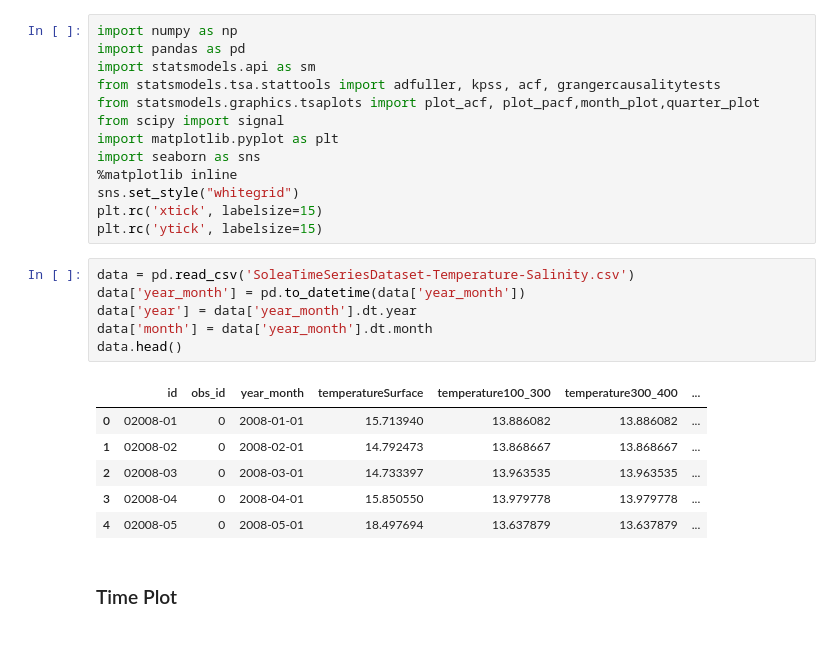
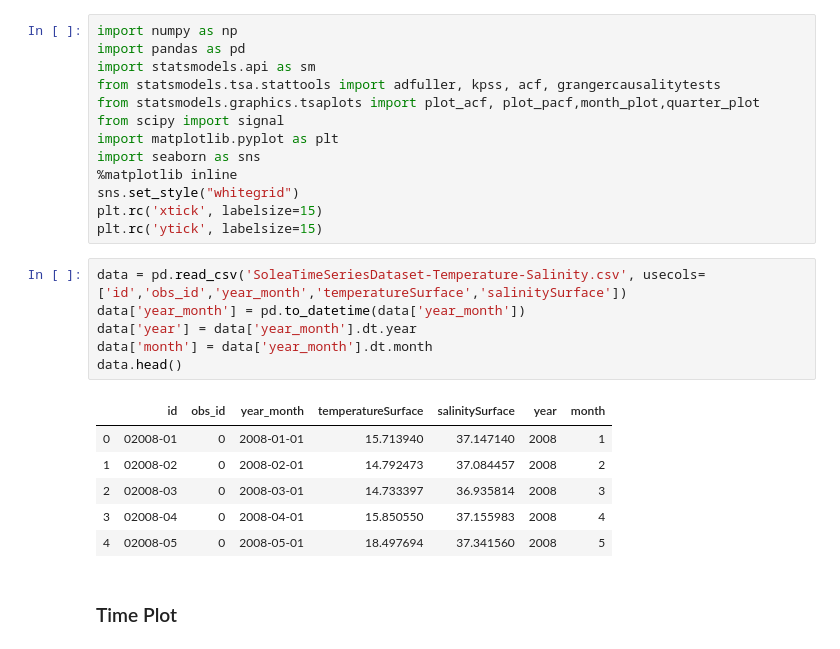
Before and after one commit to Deffro/Data-Science-Portfolio, a Jupyter notebook: Notebooks/Time Series Analysis and Forecasting/Time Series Analysis.ipynb, the cells around one changed output. Saved outputs shown, nothing was run; the diff lists cells and outputs as text.

```diff
--- a/Notebooks/Time Series Analysis and Forecasting/Time Series Analysis.ipynb
+++ b/Notebooks/Time Series Analysis and Forecasting/Time Series Analysis.ipynb
@@ -12,18 +12,18 @@ sns.set_style("whitegrid")
 plt.rc('xtick', labelsize=15)
 plt.rc('ytick', labelsize=15)
 # %%
-data = pd.read_csv('SoleaTimeSeriesDataset-Temperature-Salinity.csv')
+data = pd.read_csv('SoleaTimeSeriesDataset-Temperature-Salinity.csv', usecols=['id','obs_id','year_month','temperatureSurface','salinitySurface'])
 data['year_month'] = pd.to_datetime(data['year_month'])
 data['year'] = data['year_month'].dt.year
 data['month'] = data['year_month'].dt.month
 data.head()
 # %% [output]
-|  | id | obs_id | year_month | temperatureSurface | temperature100_300 | temperature300_400 | ... |
-| 0 | 02008-01 | 0 | 2008-01-01 | 15.713940 | 13.886082 | 13.886082 | ... |
-| 1 | 02008-02 | 0 | 2008-02-01 | 14.792473 | 13.868667 | 13.868667 | ... |
-| 2 | 02008-03 | 0 | 2008-03-01 | 14.733397 | 13.963535 | 13.963535 | ... |
-| 3 | 02008-04 | 0 | 2008-04-01 | 15.850550 | 13.979778 | 13.979778 | ... |
-| 4 | 02008-05 | 0 | 2008-05-01 | 18.497694 | 13.637879 | 13.637879 | ... |
+|  | id | obs_id | year_month | temperatureSurface | salinitySurface | year | month |
+| 0 | 02008-01 | 0 | 2008-01-01 | 15.713940 | 37.147140 | 2008 | 1 |
+| 1 | 02008-02 | 0 | 2008-02-01 | 14.792473 | 37.084457 | 2008 | 2 |
+| 2 | 02008-03 | 0 | 2008-03-01 | 14.733397 | 36.935814 | 2008 | 3 |
+| 3 | 02008-04 | 0 | 2008-04-01 | 15.850550 | 37.155983 | 2008 | 4 |
+| 4 | 02008-05 | 0 | 2008-05-01 | 18.497694 | 37.341560 | 2008 | 5 |
 # %% [markdown]
 ### Time Plot
 # %% [markdown]
```
Also changed, not shown: parts of 12 cells of this notebook, 5 other files.
